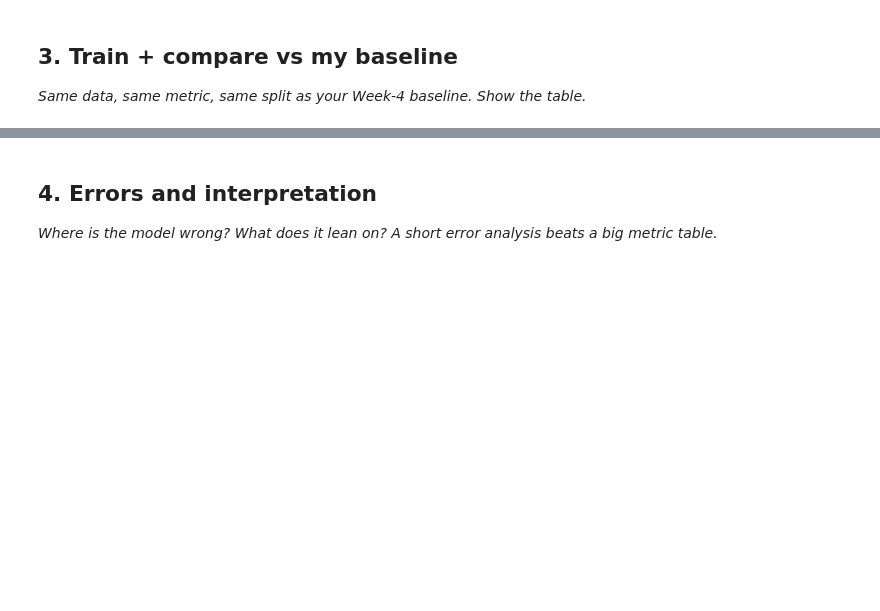
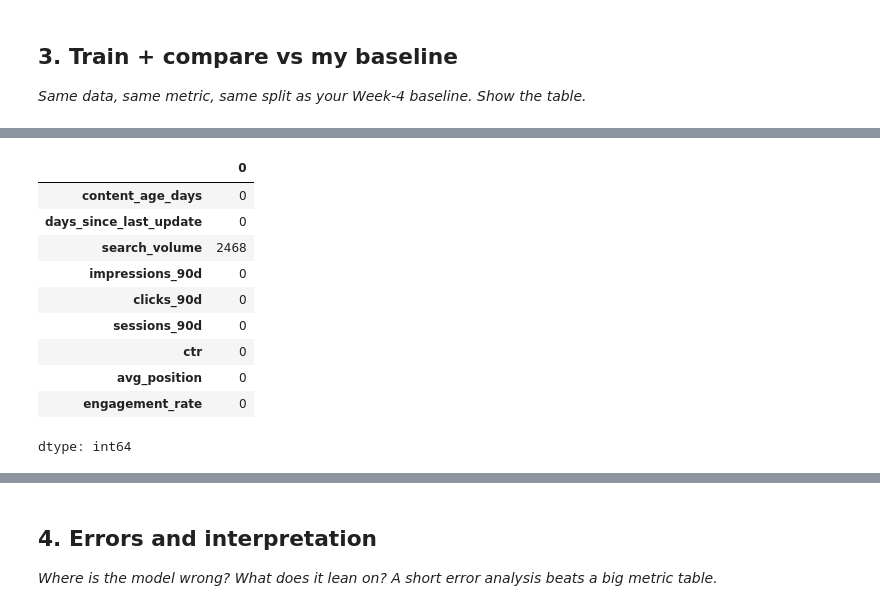
Before and after one commit to MahboobAli1/flyrank-ml-internship, a Jupyter notebook: work/notebooks/w05_model.ipynb, the cells around one changed output, grey strips where cells are left out. Cells and saved outputs as stored; diff of their text form; code cells hidden in the pictures; blank space fills up the shorter version.

```diff
--- a/work/notebooks/w05_model.ipynb
+++ b/work/notebooks/w05_model.ipynb
@@ -20,0 +76,56 @@ This skeleton is yours to fill. Work the sections **in order** — each one has
+# %%
+import numpy as np
+
+# Fill missing values
+df["content_age_days"] = df["content_age_days"].fillna(0)
+df["days_since_last_update"] = df["days_since_last_update"].fillna(0)
+df["trend_pct"] = df["trend_pct"].fillna(0)
+
+# Normalize signals
+df["age_score"] = (
+    df["content_age_days"] /
+    df["content_age_days"].max()
+)
+
+df["update_score"] = (
+    df["days_since_last_update"] /
+    df["days_since_last_update"].max()
+)
+
+df["decline_score"] = (
+    np.maximum(-df["trend_pct"], 0) /
+    np.maximum(-df["trend_pct"], 0).max()
+)
+
+# Week 4 baseline score
+df["baseline_score"] = (
+    0.40 * df["age_score"] +
+    0.35 * df["update_score"] +
+    0.25 * df["decline_score"]
+)
+# %%
+features = [
+    "content_age_days",
+    "days_since_last_update",
+    "search_volume",
+    "impressions_90d",
+    "clicks_90d",
+    "sessions_90d",
+    "ctr",
+    "avg_position",
+    "engagement_rate"
+]
+# %%
+df[features].isnull().sum()
+# %% [output]
+|  | 0 |
+| content_age_days | 0 |
+| days_since_last_update | 0 |
+| search_volume | 2468 |
+| impressions_90d | 0 |
+| clicks_90d | 0 |
+| sessions_90d | 0 |
+| ctr | 0 |
+| avg_position | 0 |
+| engagement_rate | 0 |
+dtype: int64
```
Also changed, not shown: parts of 17 cells of this notebook.
